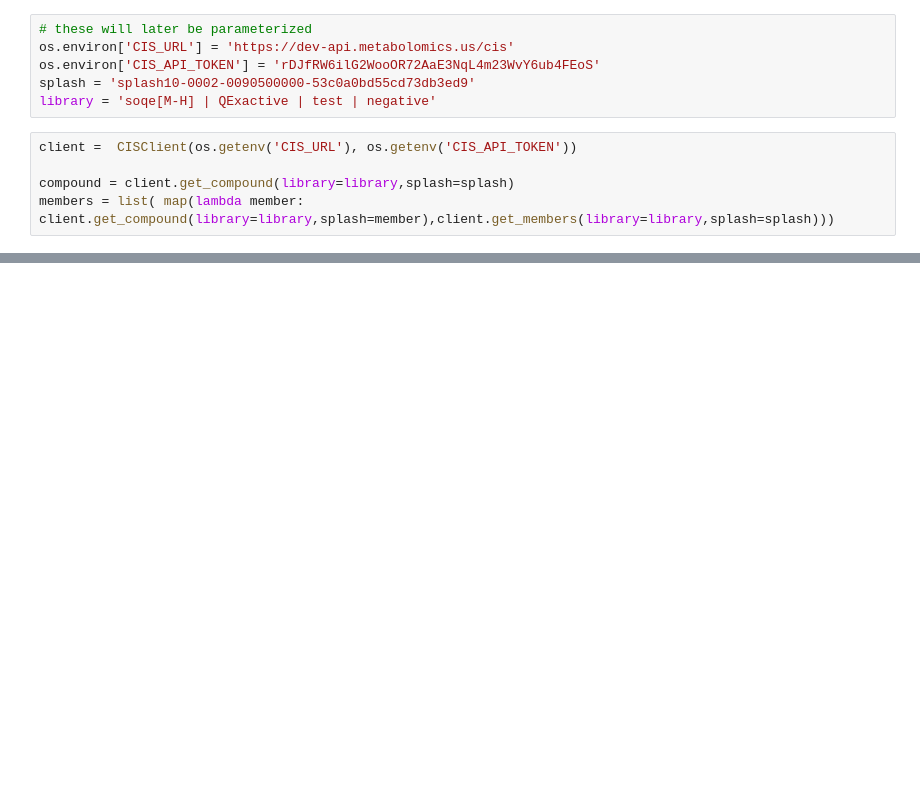
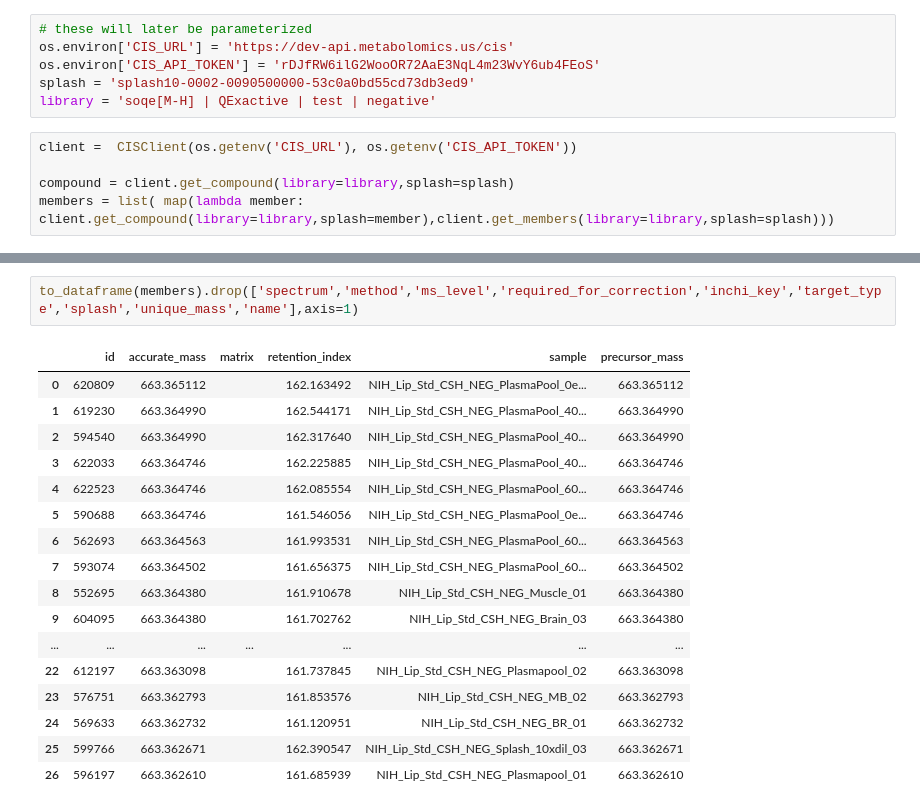
Before and after one commit to metabolomics-us/carpy, a Jupyter notebook: cis-vis/cisvis/visualizeCompound.ipynb, the cells around one changed output, grey strips where cells are left out. Cells and saved outputs as stored; diff of their text form; blank space fills up the shorter version.

```diff
--- a/cis-vis/cisvis/visualizeCompound.ipynb
+++ b/cis-vis/cisvis/visualizeCompound.ipynb
@@ -31,0 +37,20 @@ members
+# %%
+to_dataframe(members).drop(['spectrum','method','ms_level','required_for_correction','inchi_key','target_type','splash','unique_mass','name'],axis=1)
+# %% [output]
+|  | id | accurate_mass | matrix | retention_index | sample | precursor_mass |
+| 0 | 620809 | 663.365112 |  | 162.163492 | NIH_Lip_Std_CSH_NEG_PlasmaPool_0e... | 663.365112 |
+| 1 | 619230 | 663.364990 |  | 162.544171 | NIH_Lip_Std_CSH_NEG_PlasmaPool_40... | 663.364990 |
+| 2 | 594540 | 663.364990 |  | 162.317640 | NIH_Lip_Std_CSH_NEG_PlasmaPool_40... | 663.364990 |
+| 3 | 622033 | 663.364746 |  | 162.225885 | NIH_Lip_Std_CSH_NEG_PlasmaPool_40... | 663.364746 |
+| 4 | 622523 | 663.364746 |  | 162.085554 | NIH_Lip_Std_CSH_NEG_PlasmaPool_60... | 663.364746 |
+| 5 | 590688 | 663.364746 |  | 161.546056 | NIH_Lip_Std_CSH_NEG_PlasmaPool_0e... | 663.364746 |
+| 6 | 562693 | 663.364563 |  | 161.993531 | NIH_Lip_Std_CSH_NEG_PlasmaPool_60... | 663.364563 |
+| 7 | 593074 | 663.364502 |  | 161.656375 | NIH_Lip_Std_CSH_NEG_PlasmaPool_60... | 663.364502 |
+| 8 | 552695 | 663.364380 |  | 161.910678 | NIH_Lip_Std_CSH_NEG_Muscle_01 | 663.364380 |
+| 9 | 604095 | 663.364380 |  | 161.702762 | NIH_Lip_Std_CSH_NEG_Brain_03 | 663.364380 |
+| ... | ... | ... | ... | ... | ... | ... |
+| 22 | 612197 | 663.363098 |  | 161.737845 | NIH_Lip_Std_CSH_NEG_Plasmapool_02 | 663.363098 |
+| 23 | 576751 | 663.362793 |  | 161.853576 | NIH_Lip_Std_CSH_NEG_MB_02 | 663.362793 |
+| 24 | 569633 | 663.362732 |  | 161.120951 | NIH_Lip_Std_CSH_NEG_BR_01 | 663.362732 |
+| 25 | 599766 | 663.362671 |  | 162.390547 | NIH_Lip_Std_CSH_NEG_Splash_10xdil_03 | 663.362671 |
+| 26 | 596197 | 663.362610 |  | 161.685939 | NIH_Lip_Std_CSH_NEG_Plasmapool_01 | 663.362610 |
```
Also changed, not shown: parts of 6 cells of this notebook, 5 other files.
